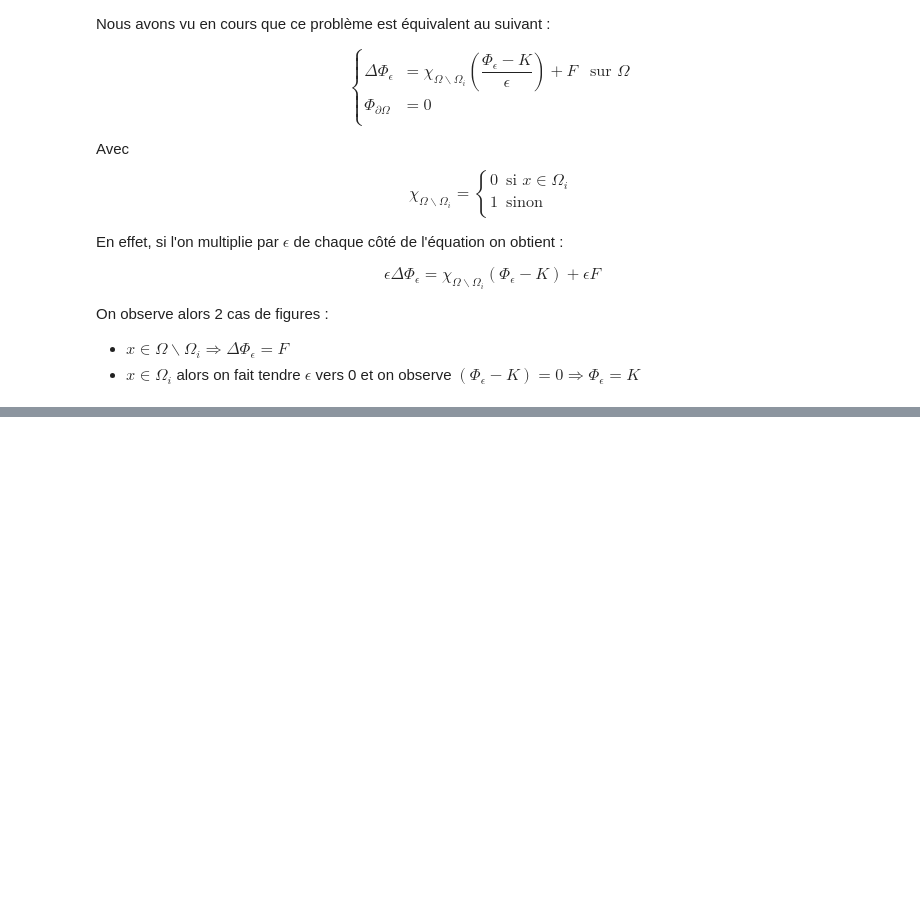
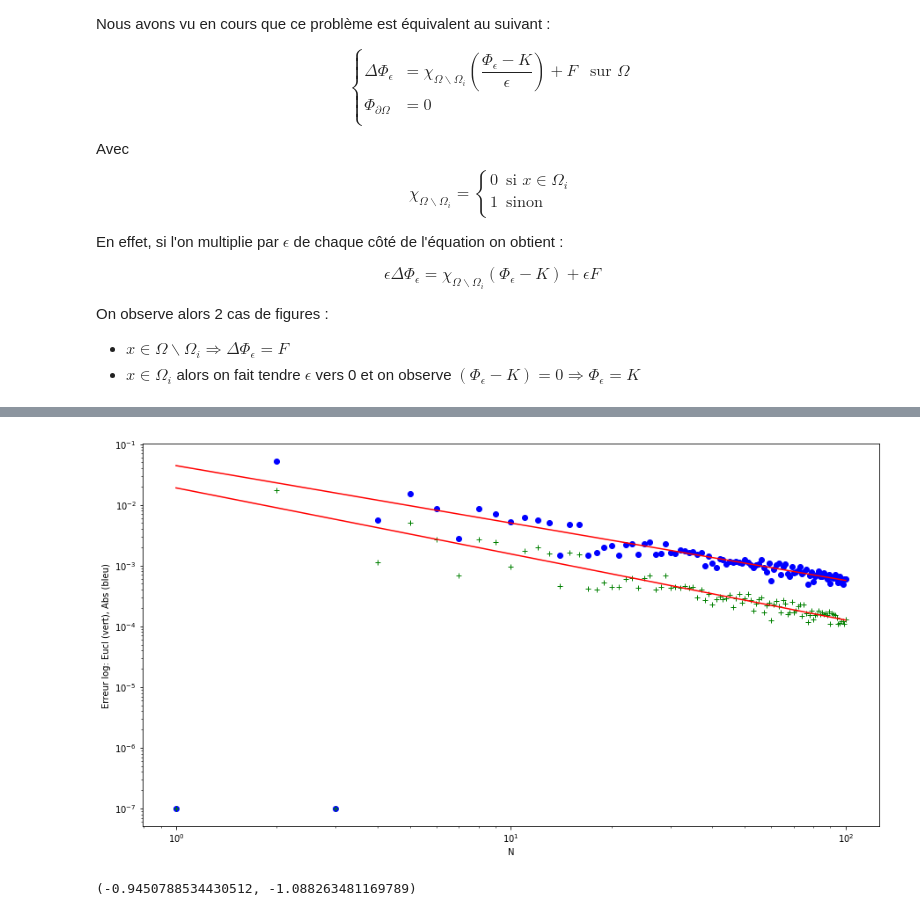
Before and after one commit to ThomasPhilibert0/cours, a Jupyter notebook: GTT/RAPPORT/PENALISATION.ipynb, the cells around one changed output, grey strips where cells are left out. Saved outputs shown, nothing was run; the diff lists cells and outputs as text; code cells hidden in the pictures; blank space fills up the shorter version.

Commit message:
Ajout des erreurs et éléments pour présentation lundi

```diff
--- a/GTT/RAPPORT/PENALISATION.ipynb
+++ b/GTT/RAPPORT/PENALISATION.ipynb
@@ -177,0 +226,45 @@ penalisation(f,0.2,100,0.00000001)
+# %%
+def graphe_erreur(f,R,N,eta):
+    tab_err = np.zeros(N)
+    tab_err2 = np.zeros(N)
+
+    ERR1 = np.zeros(N)
+    ERR2 = np.zeros(N)
+
+    x = np.linspace(1,N,N)
+
+    for i in range(1,N+1):
+        V = sol_penal(f, R, i, eta)
+        U = sol_ex(f,R,i)
+
+        tab_err[i-1] = erreur_abs(V,U,i)
+        tab_err2[i-1] = erreur_eucl(V,U,i)
+
+    x1 = x[N-50:N]
+    Err1 = tab_err[N-50:N]
+    Err2 = tab_err2[N-50:N]
+    z1 = np.polyfit(np.log(x1),np.log(Err1),1)
+    z2 = np.polyfit(np.log(x1),np.log(Err2),1)
+
+    y1 = aff(x,z1[1],z1[0])
+    y2 = aff(x,z2[1],z2[0])
+
+    plt.figure(figsize = [15,8])
+
+    plt.plot(x,tab_err,color='blue',marker='o', linestyle='none')
+    plt.plot(x,tab_err2,color='green',marker='+', linestyle='none')
+    plt.plot(x,y1,color='r', linestyle='-')
+    plt.plot(x,y2,color='r', linestyle='-')
+    plt.xscale("log")
+    plt.yscale("log")
+    plt.xlabel('N')
+    plt.ylabel('Erreur log: Eucl (vert), Abs (bleu)')
+
+    plt.show()
+
+    return z1[0],z2[0]
+# %%
+graphe_erreur(f,0.2,100,0.0000001)
+# %% [output]
+[figure, added]
+(-0.9450788534430512, -1.088263481169789)
```
Also changed, not shown: parts of 6 cells of this notebook, 4 other files.
